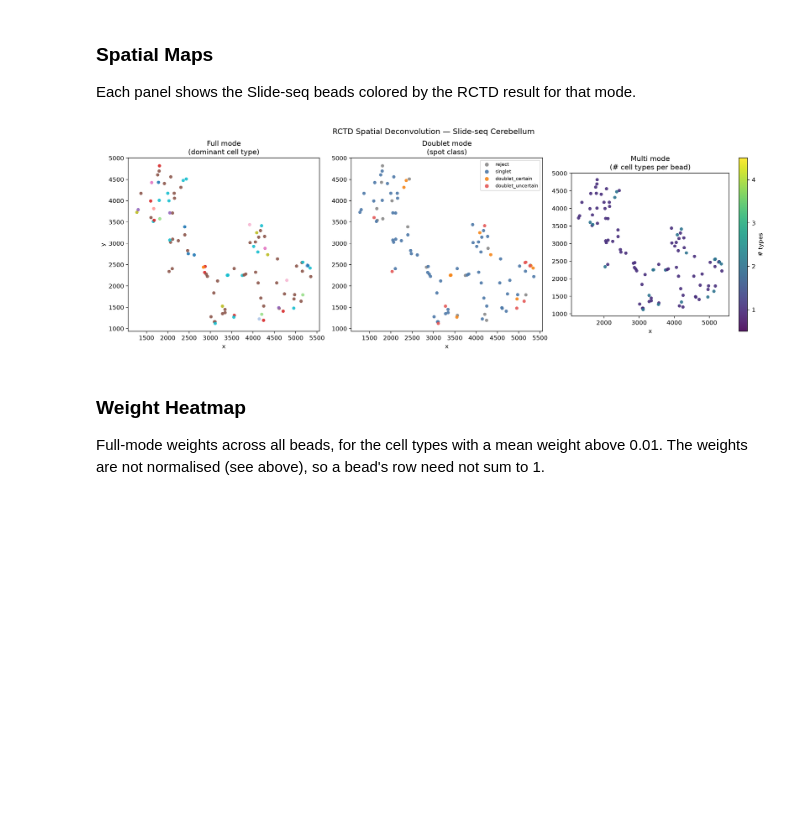
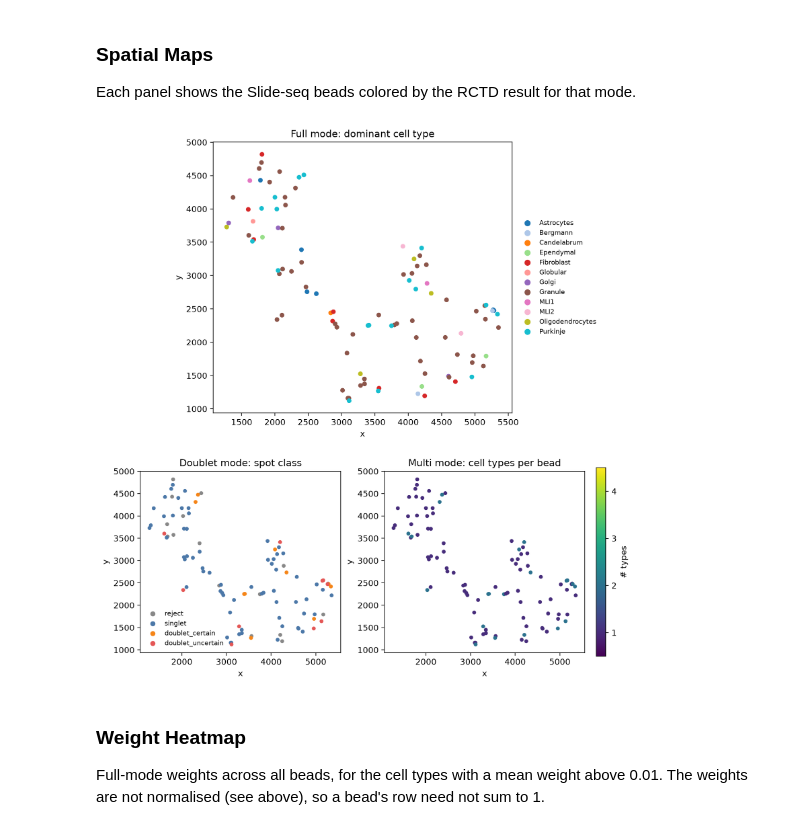
Before and after one commit to Bowen-Man/rctd-py, a Jupyter notebook: docs/tutorials/slideseq_cerebellum.ipynb, the cells around one changed output. Saved outputs shown, nothing was run; the diff lists cells and outputs as text; code cells hidden in the pictures; blank space fills up the shorter version.

```diff
--- a/docs/tutorials/slideseq_cerebellum.ipynb
+++ b/docs/tutorials/slideseq_cerebellum.ipynb
@@ -301,34 +301,43 @@ Weight statistics per cell type (full mode):
 
 Each panel shows the Slide-seq beads colored by the RCTD result for that mode.
 # %%
-fig_spatial, axes = plt.subplots(1, 3, figsize=(16, 5))
-x = spatial_adata.obs['x'].values
-y = spatial_adata.obs['y'].values
-cmap = plt.colormaps.get_cmap('tab20').resampled(len(cell_type_names))
-sc = axes[0].scatter(x, y, c=dominant_idx, cmap=cmap, vmin=-0.5, vmax=len(cell_type_names) - 0.5, s=30, alpha=0.9, edgecolors='none')
-axes[0].set_title('Full mode\n(dominant cell type)')
-axes[0].set_aspect('equal')
-axes[0].set_xlabel('x')
-axes[0].set_ylabel('y')
-class_colors = {0: '#888888', 1: '#4C78A8', 2: '#F58518', 3: '#E45756'}
-for cls_id, color in class_colors.items():
-    mask = result_doublet.spot_class == cls_id
-    if mask.any():
-        axes[1].scatter(x[mask], y[mask], c=color, s=30, alpha=0.9, edgecolors='none', label=class_labels[cls_id])
-axes[1].set_title('Doublet mode\n(spot class)')
-axes[1].set_aspect('equal')
-axes[1].set_xlabel('x')
-axes[1].legend(fontsize=8, markerscale=1.2, loc='upper right')
-sc2 = axes[2].scatter(x, y, c=result_multi.n_types, cmap='viridis', vmin=0.5, vmax=4.5, s=30, alpha=0.9, edgecolors='none')
-axes[2].set_title('Multi mode\n(# cell types per bead)')
-axes[2].set_aspect('equal')
-axes[2].set_xlabel('x')
-plt.colorbar(sc2, ax=axes[2], ticks=[1, 2, 3, 4], label='# types')
-plt.suptitle('RCTD Spatial Deconvolution — Slide-seq Cerebellum', fontsize=13, y=1.01)
-plt.tight_layout()
+_x = spatial_adata.obs["x"].values
+_y = spatial_adata.obs["y"].values
+fig_spatial = plt.figure(figsize=(9, 9.5), layout="constrained")
+_gs = fig_spatial.add_gridspec(2, 2, height_ratios=[1.15, 1])
+_full, _dbl, _multi = (fig_spatial.add_subplot(_gs[0, :]), fig_spatial.add_subplot(_gs[1, 0]),
+                       fig_spatial.add_subplot(_gs[1, 1]))
+
+# Full mode: dominant cell type, one legend entry per type that is dominant somewhere
+_cmap = plt.colormaps.get_cmap("tab20").resampled(len(cell_type_names))
+for _k in np.unique(dominant_idx):
+    _m = dominant_idx == _k
+    _full.scatter(_x[_m], _y[_m], color=_cmap(_k), s=32, edgecolors="none", label=cell_type_names[_k])
+_full.set_title("Full mode: dominant cell type")
+_full.legend(fontsize=8, markerscale=1.3, loc="center left", bbox_to_anchor=(1.01, 0.5), frameon=False)
+
+# Doublet mode: spot class
+_class_colors = {0: "#888888", 1: "#4C78A8", 2: "#F58518", 3: "#E45756"}
+for _cls, _color in _class_colors.items():
+    _m = result_doublet.spot_class == _cls
+    if _m.any():
+        _dbl.scatter(_x[_m], _y[_m], color=_color, s=22, edgecolors="none", label=class_labels[_cls])
+_dbl.set_title("Doublet mode: spot class")
+_dbl.legend(fontsize=8, markerscale=1.3, loc="lower left", frameon=False)
+
+# Multi mode: number of cell types kept per bead
+_sc = _multi.scatter(_x, _y, c=result_multi.n_types, cmap="viridis", vmin=0.5, vmax=4.5, s=22,
+                     edgecolors="none")
+_multi.set_title("Multi mode: cell types per bead")
+fig_spatial.colorbar(_sc, ax=_multi, ticks=[1, 2, 3, 4], shrink=0.8, label="# types")
+
+for _ax in (_full, _dbl, _multi):
+    _ax.set_aspect("equal")
+    _ax.set_xlabel("x")
+    _ax.set_ylabel("y")
 fig_spatial
 # %% [output]
-[figure, old version]
+[figure, new version]
 # %% [markdown]
 ### Weight Heatmap
 
```
Also changed, not shown: parts of 3 cells of this notebook, 1 other file.
